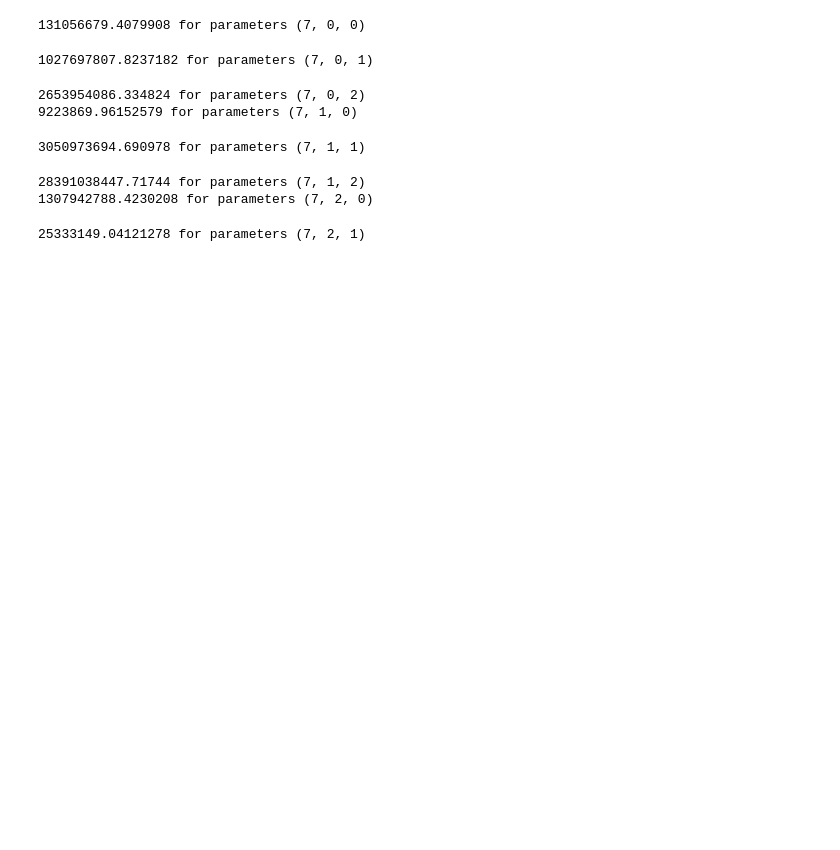
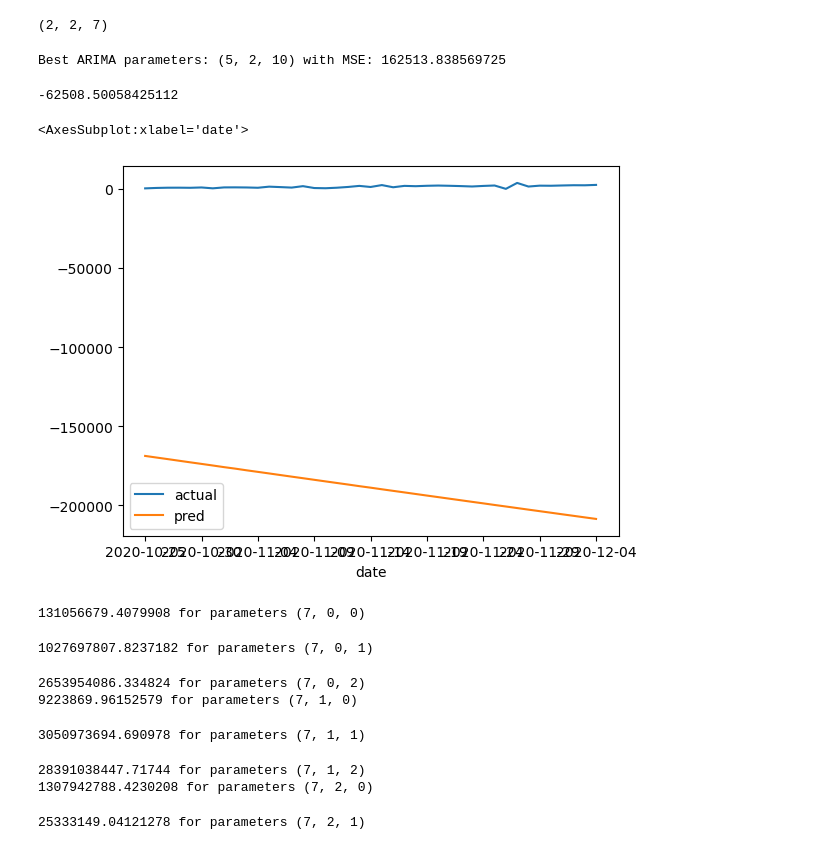
Before and after one commit to songalal/datascienceproject390, a Jupyter notebook: miami.ipynb, the cells around one changed output. Cells and saved outputs as stored; diff of their text form; code cells hidden in the pictures; blank space fills up the shorter version.

```diff
--- a/miami.ipynb
+++ b/miami.ipynb
@@ -77,6 +35,80 @@ import warnings
 from statsmodels.tools.sm_exceptions import ConvergenceWarning, ValueWarning
 warnings.simplefilter('ignore', ConvergenceWarning)
 warnings.simplefilter('ignore', ValueWarning)
+# %%
+order
+# %% [output]
+(2, 2, 7)
+# %%
+from sklearn.model_selection import TimeSeriesSplit
+from statsmodels.tsa.arima.model import ARIMA
+from sklearn.metrics import mean_squared_error
+import numpy as np
+
+train = train.loc[:, ['incremental_cases']].reset_index()
+n_splits = 3
+
+tscv = TimeSeriesSplit(n_splits=n_splits)
+
+p_values = [3, 5, 7]
+d_values = [2]
+q_values = [7,10,12]
+
+best_score, best_cfg = float("inf"), None
+
+for train_index, val_index in tscv.split(train):
+    train_data, val_data = train.loc[train_index, :], train.loc[val_index, :]
+
+    for p in p_values:
+        for d in d_values:
+            for q in q_values:
+                order = (p, d, q)
+                model = ARIMA(train_data.incremental_cases, order = order).fit()
+                forecast = model.forecast(steps=val_data.shape[0])
+                mse = mean_squared_error(val_data.incremental_cases, forecast)
+                if mse < best_score:
+                    best_score, best_cfg = mse, order
+
+print(f'Best ARIMA parameters: {best_cfg} with MSE: {best_score}')
+# %% [output]
+Best ARIMA parameters: (5, 2, 10) with MSE: 162513.838569725
+# %%
+from sklearn.metrics import r2_score
+
+model = ARIMA(train.incremental_cases, order=(5, 2, 10)).fit()
+pred = model.forecast(steps=41)
+
+
+predictTest = pd.DataFrame(pred)
+predictTest.columns=['incremental_cases']
+
+foo = pd.DataFrame(model.fittedvalues, columns=['incremental_cases'])
+foo.iloc[1,0] = diffDf.diff().iloc[1,0]
+foo = foo.cumsum()
+firstVal = foo.iloc[-1,0].copy()
+
+foo.iloc[0,0] = diffDf.iloc[0,0]
+foo = foo.cumsum()
+secondVal = foo.iloc[-1,0].copy()
+
+
+
+fooooo = predictTest.copy()
+finalIncrementPreds = fromTestDiffToActualInc(fooooo, firstVal, secondVal)
+
+
+
+r2 = r2_score(miami.iloc[split:, :].incremental_cases, finalIncrementPreds)
+print(r2)
+
+prediction = pd.DataFrame({'actual':miami.iloc[split:, :].incremental_cases.reset_index(drop = True),
+              'pred':finalIncrementPreds.incremental_cases.reset_index(drop = True)})
+prediction['date'] = test.index
+prediction.plot(x = 'date', y = ['actual', 'pred'])
+# %% [output]
+-62508.50058425112
+<AxesSubplot:xlabel='date'>
+[figure, added]
 # %%
 from matplotlib import pyplot as plt
 from sklearn.metrics import r2_score, mean_squared_error
```
Also changed, not shown: parts of 11 cells of this notebook, 4 other files.
